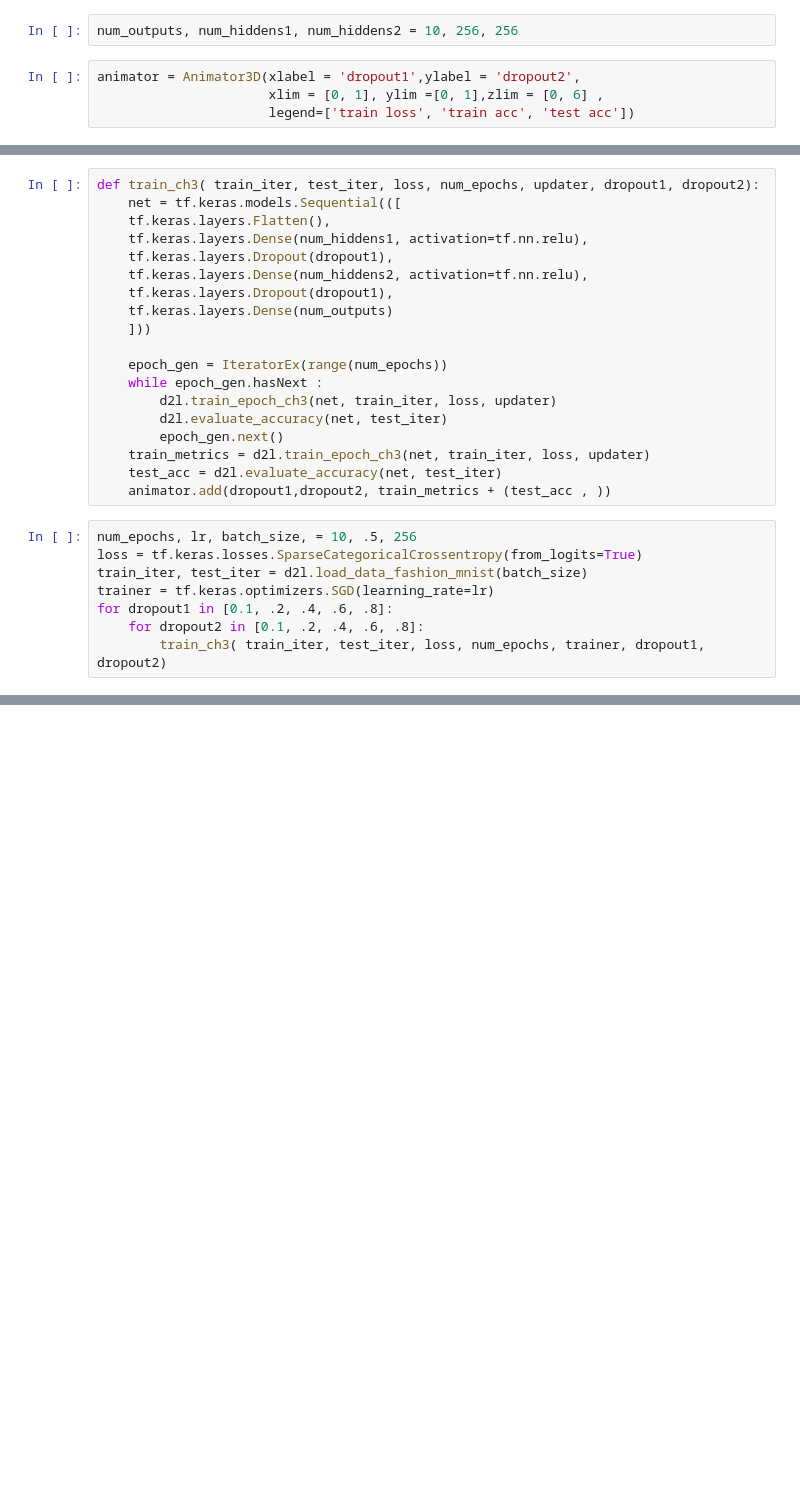
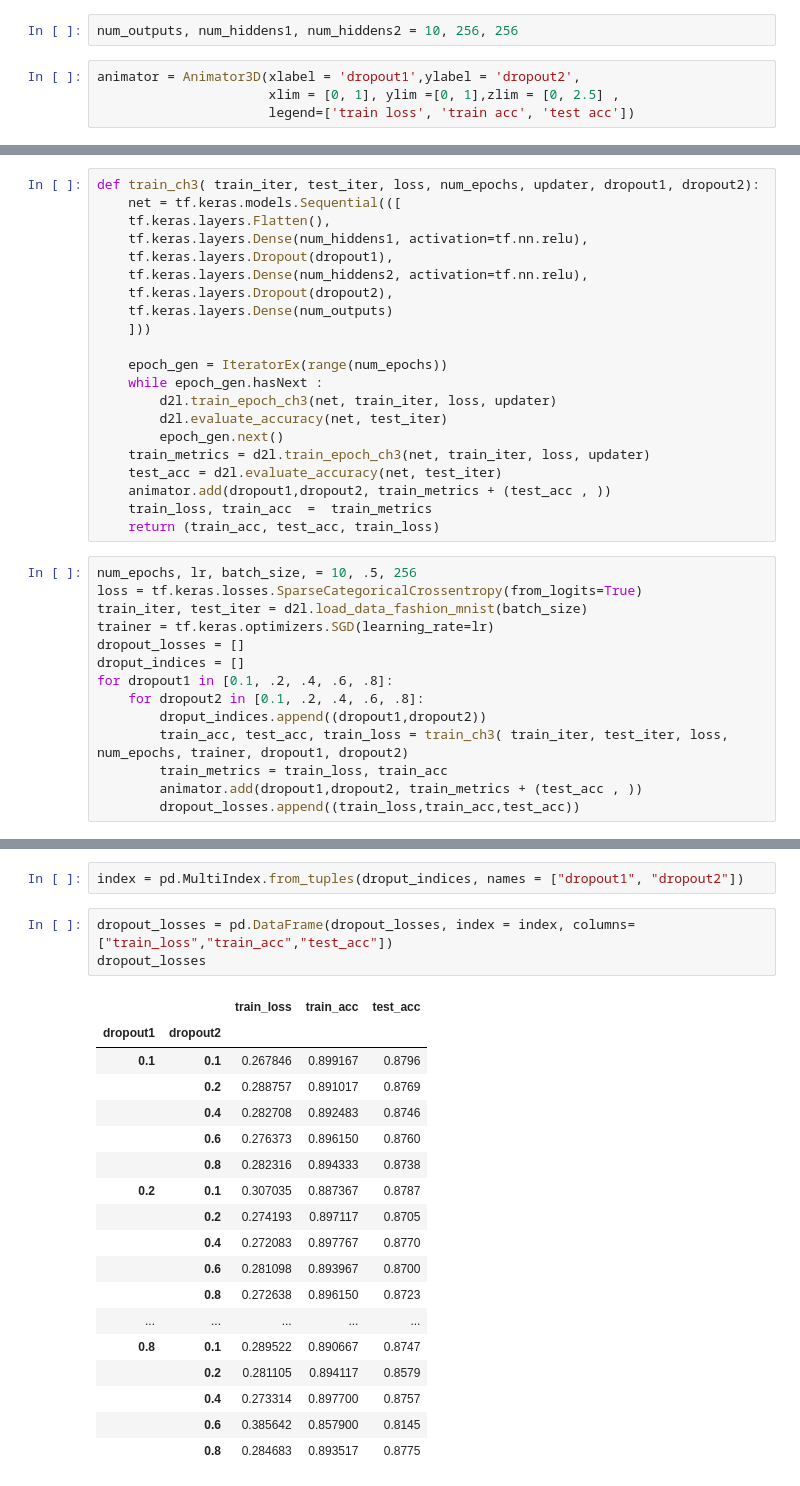
Before and after one commit to gopalakrishna-r/d2l, a Jupyter notebook: Multilayer_perceptrons/Exercises/dropout/changing probabilities.ipynb, the cells around one changed output, grey strips where cells are left out. Drawn from its saved outputs; the diff is of its cells as text; blank space fills up the shorter version.

```diff
--- a/Multilayer_perceptrons/Exercises/dropout/changing probabilities.ipynb
+++ b/Multilayer_perceptrons/Exercises/dropout/changing probabilities.ipynb
@@ -6,7 +7,7 @@ from util.MLPutils import Animator3D, IteratorEx
 num_outputs, num_hiddens1, num_hiddens2 = 10, 256, 256
 # %%
 animator = Animator3D(xlabel = 'dropout1',ylabel = 'dropout2',
-                      xlim = [0, 1], ylim =[0, 1],zlim = [0, 6] ,
+                      xlim = [0, 1], ylim =[0, 1],zlim = [0, 2.5] ,
                       legend=['train loss', 'train acc', 'test acc'])
 # %% [output]
 [drawing not drawn]
@@ -17,7 +18,7 @@ def train_ch3( train_iter, test_iter, loss, num_epochs, updater, dropout1, dropo
     tf.keras.layers.Dense(num_hiddens1, activation=tf.nn.relu),
     tf.keras.layers.Dropout(dropout1),
     tf.keras.layers.Dense(num_hiddens2, activation=tf.nn.relu),
-    tf.keras.layers.Dropout(dropout1),
+    tf.keras.layers.Dropout(dropout2),
     tf.keras.layers.Dense(num_outputs)
     ]))
 
@@ -29,13 +30,45 @@ def train_ch3( train_iter, test_iter, loss, num_epochs, updater, dropout1, dropo
     train_metrics = d2l.train_epoch_ch3(net, train_iter, loss, updater)
     test_acc = d2l.evaluate_accuracy(net, test_iter)
     animator.add(dropout1,dropout2, train_metrics + (test_acc , ))
+    train_loss, train_acc  =  train_metrics
+    return (train_acc, test_acc, train_loss)
 # %%
 num_epochs, lr, batch_size, = 10, .5, 256
 loss = tf.keras.losses.SparseCategoricalCrossentropy(from_logits=True)
 train_iter, test_iter = d2l.load_data_fashion_mnist(batch_size)
 trainer = tf.keras.optimizers.SGD(learning_rate=lr)
+dropout_losses = []
+droput_indices = []
 for dropout1 in [0.1, .2, .4, .6, .8]:
     for dropout2 in [0.1, .2, .4, .6, .8]:
-        train_ch3( train_iter, test_iter, loss, num_epochs, trainer, dropout1, dropout2)
+        droput_indices.append((dropout1,dropout2))
+        train_acc, test_acc, train_loss = train_ch3( train_iter, test_iter, loss, num_epochs, trainer, dropout1, dropout2)
+        train_metrics = train_loss, train_acc
+        animator.add(dropout1,dropout2, train_metrics + (test_acc , ))
+        dropout_losses.append((train_loss,train_acc,test_acc))
 # %% [output]
 [drawing not drawn]
+# %%
+index = pd.MultiIndex.from_tuples(droput_indices, names = ["dropout1", "dropout2"])
+# %%
+dropout_losses = pd.DataFrame(dropout_losses, index = index, columns=["train_loss","train_acc","test_acc"])
+dropout_losses
+# %% [output]
+|  |  | train_loss | train_acc | test_acc |
+| dropout1 | dropout2 |  |  |  |
+| 0.1 | 0.1 | 0.267846 | 0.899167 | 0.8796 |
+|  | 0.2 | 0.288757 | 0.891017 | 0.8769 |
+|  | 0.4 | 0.282708 | 0.892483 | 0.8746 |
+|  | 0.6 | 0.276373 | 0.896150 | 0.8760 |
+|  | 0.8 | 0.282316 | 0.894333 | 0.8738 |
+| 0.2 | 0.1 | 0.307035 | 0.887367 | 0.8787 |
+|  | 0.2 | 0.274193 | 0.897117 | 0.8705 |
+|  | 0.4 | 0.272083 | 0.897767 | 0.8770 |
+|  | 0.6 | 0.281098 | 0.893967 | 0.8700 |
+|  | 0.8 | 0.272638 | 0.896150 | 0.8723 |
+| ... | ... | ... | ... | ... |
+| 0.8 | 0.1 | 0.289522 | 0.890667 | 0.8747 |
+|  | 0.2 | 0.281105 | 0.894117 | 0.8579 |
+|  | 0.4 | 0.273314 | 0.897700 | 0.8757 |
+|  | 0.6 | 0.385642 | 0.857900 | 0.8145 |
+|  | 0.8 | 0.284683 | 0.893517 | 0.8775 |
```
Also changed, not shown: parts of 1 cell of this notebook, 4 other files.
